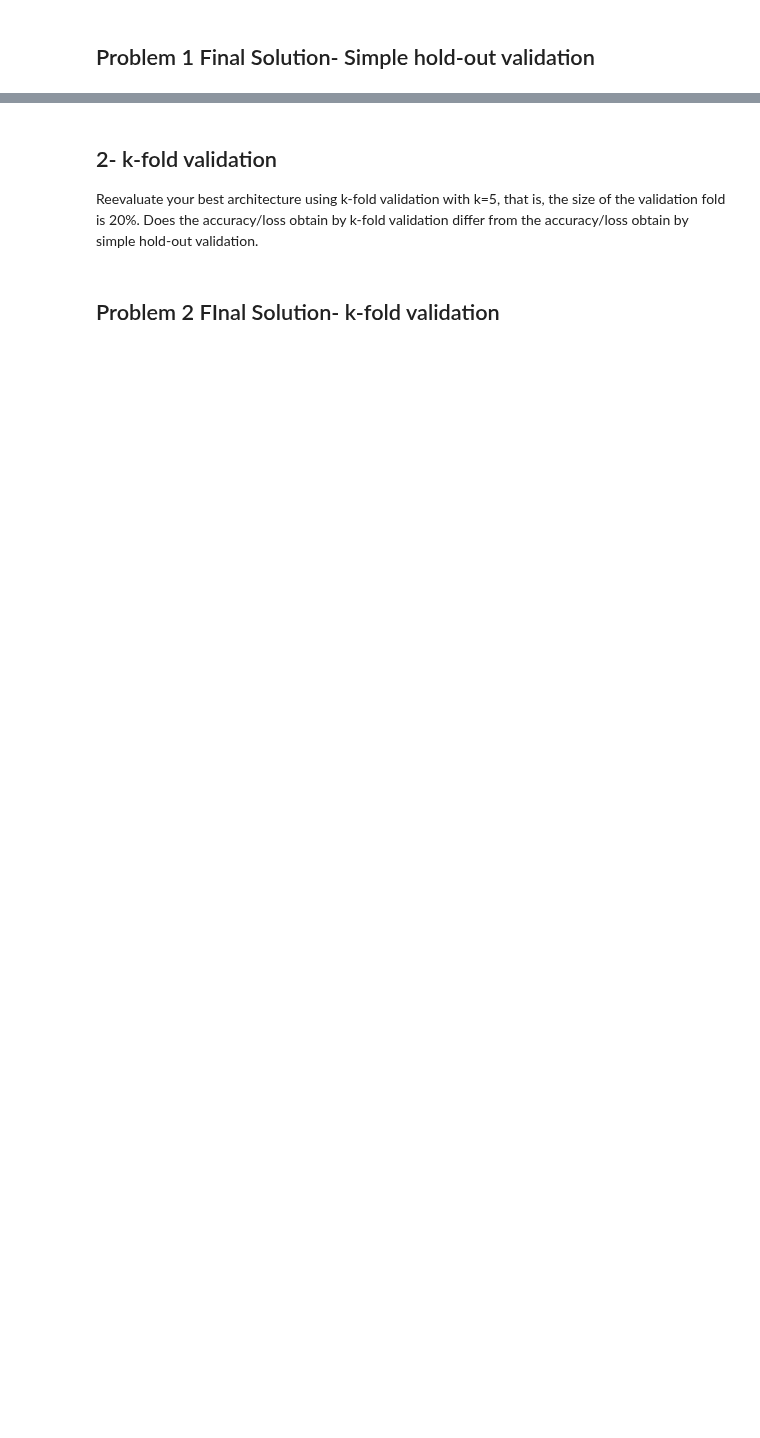
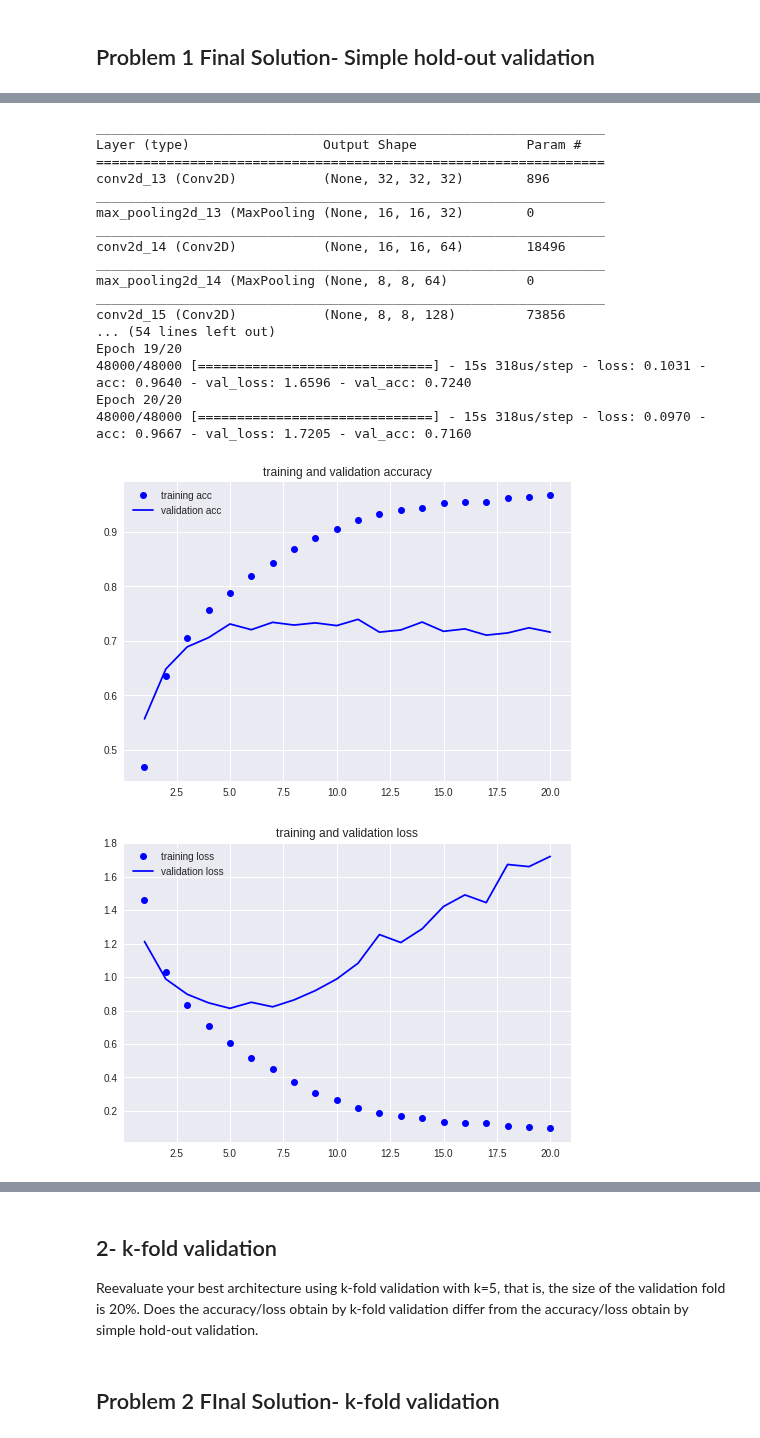
Before and after one commit to rvalienter90/UCF, a Jupyter notebook: CAP-5610_MACHINE LEARNING/HW2/HW2.ipynb, the cells around one changed output, grey strips where cells are left out. Cells and saved outputs as stored; diff of their text form; code cells hidden in the pictures; blank space fills up the shorter version.

```diff
--- a/CAP-5610_MACHINE LEARNING/HW2/HW2.ipynb
+++ b/CAP-5610_MACHINE LEARNING/HW2/HW2.ipynb
@@ -616,0 +683,30 @@ Restored model, accuracy: 58.70%
+# %%
+if notrained:
+  model=model_basic()
+  (history,file_name)=model_compile_and_fit(model,train_images_norm,train_labels_norm,val_images_norm,val_labels_norm,'basic',batch_size,num_epoch)
+  model_plot(history)
+  model_load_evaluate(file_name,test_images_norm,test_labels_norm)
+
+else:
+  file_name='model_hold_out_basic.h5'
+  model_download_evaluate(file_name,test_images_norm,test_labels_norm)
+# %% [output]
+_________________________________________________________________
+Layer (type)                 Output Shape              Param #
+=================================================================
+conv2d_13 (Conv2D)           (None, 32, 32, 32)        896
+_________________________________________________________________
+max_pooling2d_13 (MaxPooling (None, 16, 16, 32)        0
+_________________________________________________________________
+conv2d_14 (Conv2D)           (None, 16, 16, 64)        18496
+_________________________________________________________________
+max_pooling2d_14 (MaxPooling (None, 8, 8, 64)          0
+_________________________________________________________________
+conv2d_15 (Conv2D)           (None, 8, 8, 128)         73856
+... (54 lines left out)
+Epoch 19/20
+48000/48000 [==============================] - 15s 318us/step - loss: 0.1031 - acc: 0.9640 - val_loss: 1.6596 - val_acc: 0.7240
+Epoch 20/20
+48000/48000 [==============================] - 15s 318us/step - loss: 0.0970 - acc: 0.9667 - val_loss: 1.7205 - val_acc: 0.7160
+[figure, added]
+[figure, added]
```
Also changed, not shown: parts of 11 cells of this notebook.
